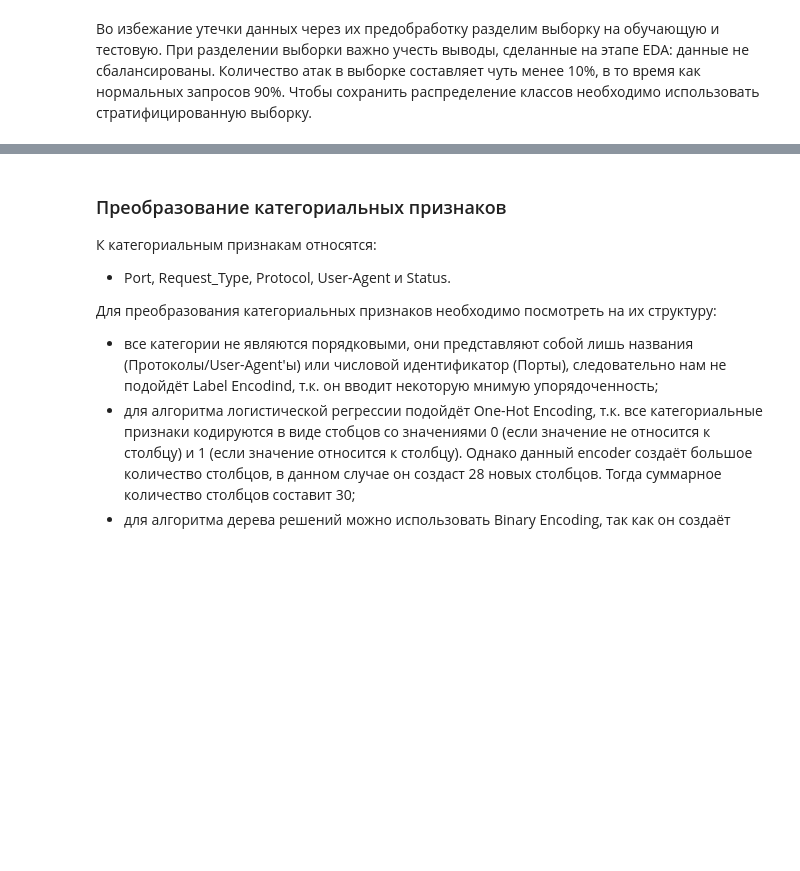
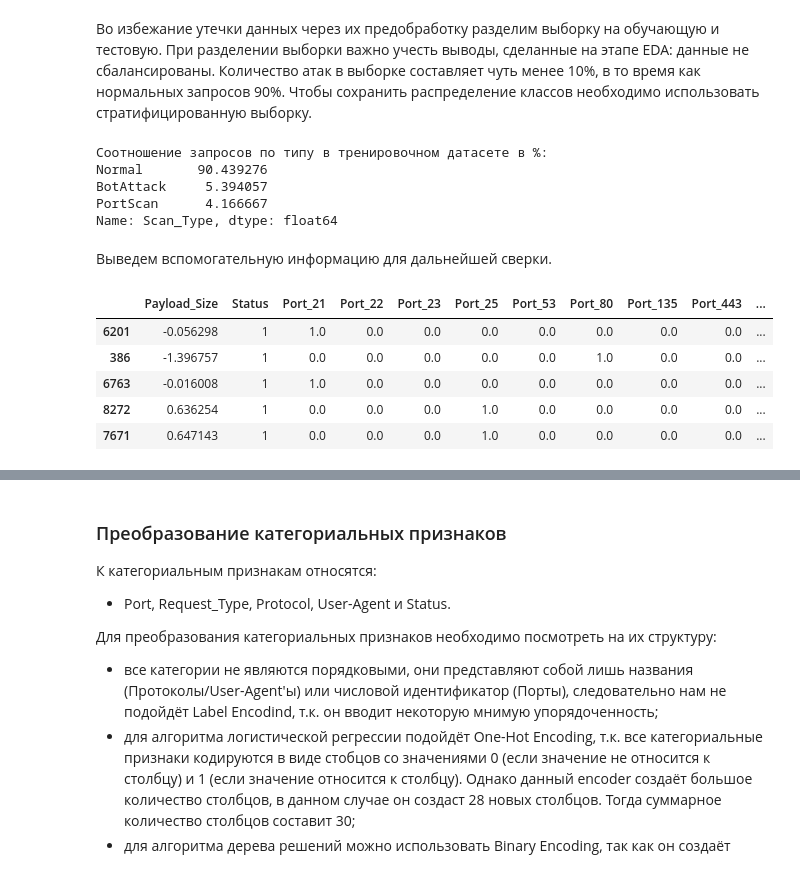
Before and after one commit to iamrus1/Intrusion-Log-Analysis, a Jupyter notebook: Intrusion detection log analysis.ipynb, the cells around one changed output, grey strips where cells are left out. Cells and saved outputs as stored; diff of their text form; code cells hidden in the pictures; blank space fills up the shorter version.

```diff
--- a/Intrusion detection log analysis.ipynb
+++ b/Intrusion detection log analysis.ipynb
@@ -443,3 +452,22 @@ X = logs.drop('Scan_Type', axis=1)
 y = logs['Scan_Type']
 
 X_train, X_test, y_train, y_test = train_test_split(X, y, test_size=0.3, random_state=42, stratify=y)
+# %%
+print(f"Соотношение запросов по типу в тренировочном датасете в %:\n{y_train.value_counts().div(y_train.count()) * 100}")
+# %% [output]
+Соотношение запросов по типу в тренировочном датасете в %:
+Normal       90.439276
+BotAttack     5.394057
+PortScan      4.166667
+Name: Scan_Type, dtype: float64
+# %% [markdown]
+Выведем вспомогательную информацию для дальнейшей сверки.
+# %%
+X_train.head()
+# %% [output]
+|  | Payload_Size | Status | Port_21 | Port_22 | Port_23 | Port_25 | Port_53 | Port_80 | Port_135 | Port_443 | ... |
+| 6201 | -0.056298 | 1 | 1.0 | 0.0 | 0.0 | 0.0 | 0.0 | 0.0 | 0.0 | 0.0 | ... |
+| 386 | -1.396757 | 1 | 0.0 | 0.0 | 0.0 | 0.0 | 0.0 | 1.0 | 0.0 | 0.0 | ... |
+| 6763 | -0.016008 | 1 | 1.0 | 0.0 | 0.0 | 0.0 | 0.0 | 0.0 | 0.0 | 0.0 | ... |
+| 8272 | 0.636254 | 1 | 0.0 | 0.0 | 0.0 | 1.0 | 0.0 | 0.0 | 0.0 | 0.0 | ... |
+| 7671 | 0.647143 | 1 | 0.0 | 0.0 | 0.0 | 1.0 | 0.0 | 0.0 | 0.0 | 0.0 | ... |
```
Also changed, not shown: parts of 12 cells of this notebook.
